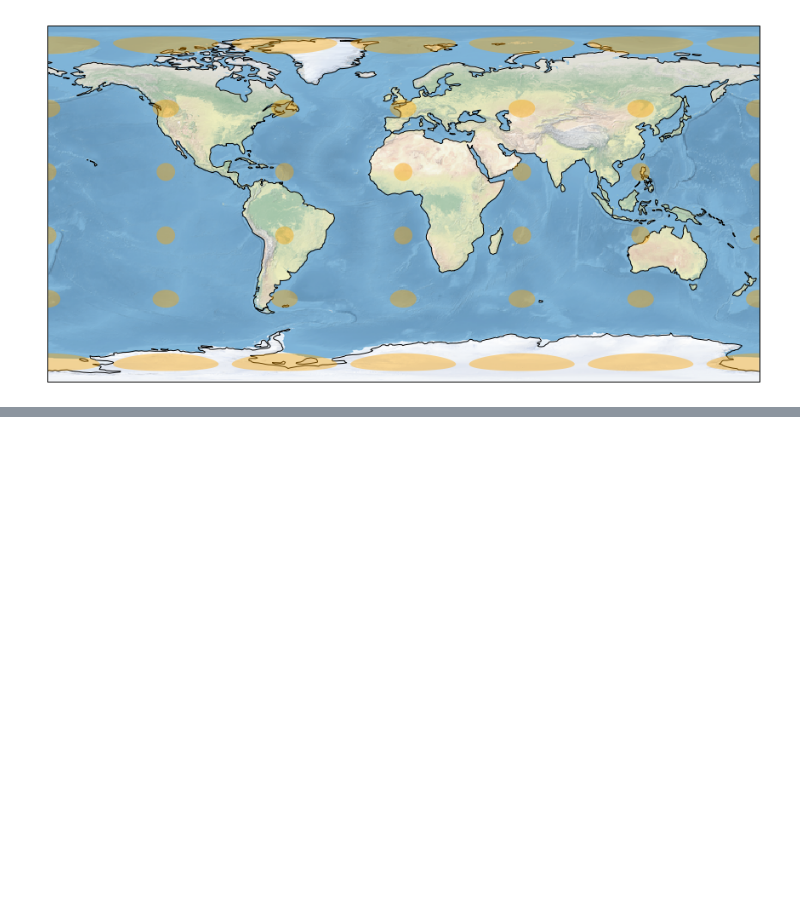
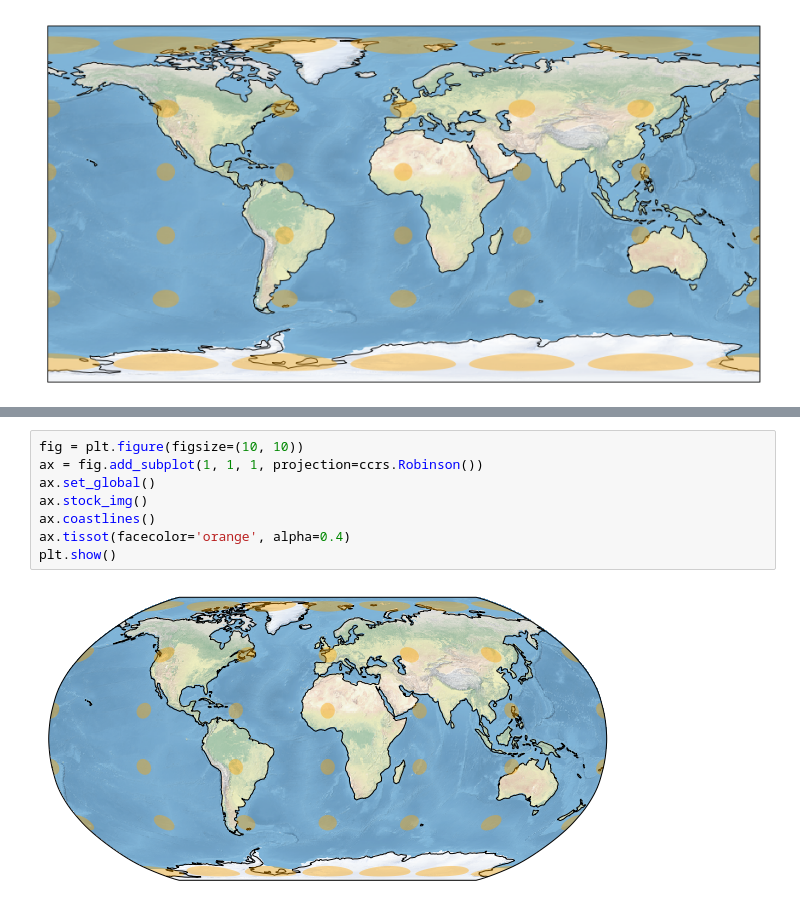
Before and after one commit to Data-Tree/visualization, a Jupyter notebook: projections/Exploring map projections.ipynb, the cells around one changed output, grey strips where cells are left out. Saved outputs shown, nothing was run; the diff lists cells and outputs as text; blank space fills up the shorter version.

```diff
--- a/projections/Exploring map projections.ipynb
+++ b/projections/Exploring map projections.ipynb
@@ -72,0 +142,10 @@ plt.show()
+# %%
+fig = plt.figure(figsize=(10, 10))
+ax = fig.add_subplot(1, 1, 1, projection=ccrs.Robinson())
+ax.set_global()
+ax.stock_img()
+ax.coastlines()
+ax.tissot(facecolor='orange', alpha=0.4)
+plt.show()
+# %% [output]
+[figure, added]
```
Also changed, not shown: parts of 26 cells of this notebook.
